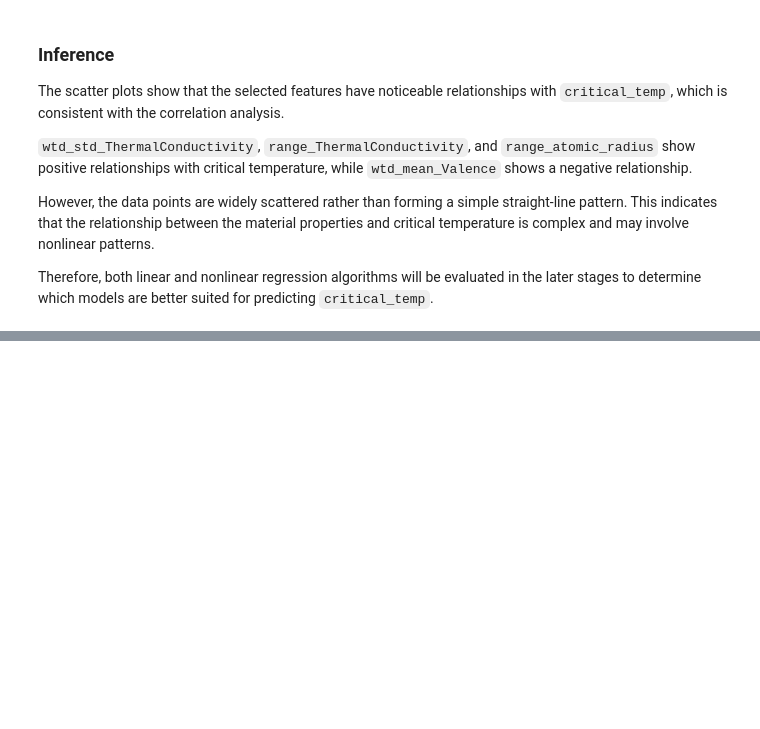
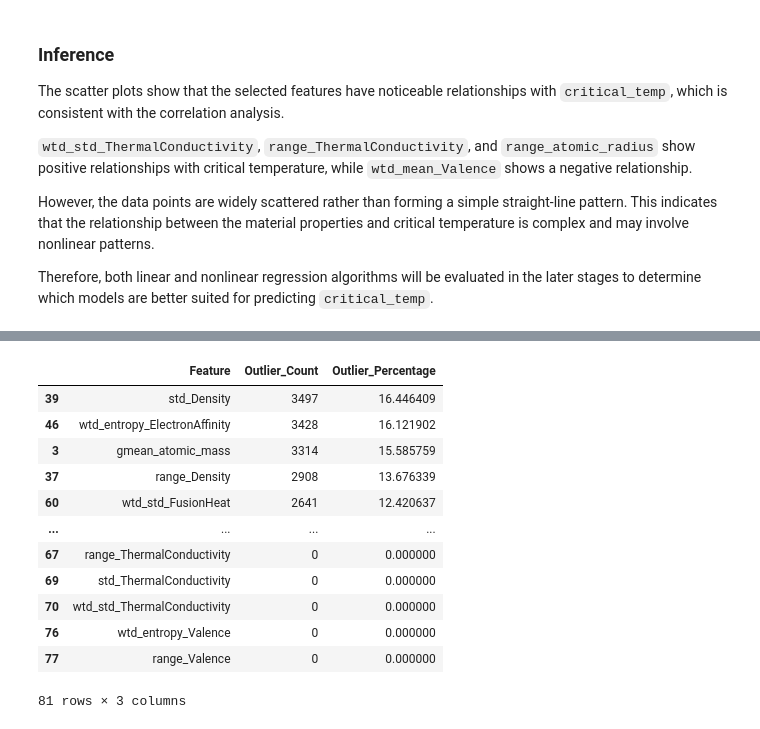
Before and after one commit to SharveshC/ML_CAPSTONE, a Jupyter notebook: notebooks/regression.ipynb, the cells around one changed output, grey strips where cells are left out. Drawn from its saved outputs; the diff is of its cells as text; code cells hidden in the pictures; blank space fills up the shorter version.

Commit message:
Completed DataPre-processing, first five regression Algorithm

```diff
--- a/notebooks/regression.ipynb
+++ b/notebooks/regression.ipynb
@@ -658,0 +699,20 @@ Therefore, both linear and nonlinear regression algorithms will be evaluated in
+# %%
+# Check for near-constant features
+# A feature is considered near-constant if one value occurs in more than 99% of rows.
+
+near_constant_features = []
+
+for col in numerical_features:
+    value_frequency = df[col].value_counts(normalize=True).iloc[0]
+
+    if value_frequency > 0.99:
+        near_constant_features.append((col, value_frequency))
+
+print("Number of near-constant features:", len(near_constant_features))
+
+if len(near_constant_features) > 0:
+    print("\nNear-constant features:")
+    for feature, frequency in near_constant_features:
+        print(f"{feature}: {frequency:.4%}")
+else:
+    print("No near-constant features found.")
@@ -658,0 +741,48 @@ Therefore, both linear and nonlinear regression algorithms will be evaluated in
+# %%
+# Detect potential outliers using the IQR method
+
+outlier_summary = []
+
+for col in numerical_features:
+
+    Q1 = df[col].quantile(0.25)
+    Q3 = df[col].quantile(0.75)
+    IQR = Q3 - Q1
+
+    lower_bound = Q1 - 1.5 * IQR
+    upper_bound = Q3 + 1.5 * IQR
+
+    outliers = df[
+        (df[col] < lower_bound) |
+        (df[col] > upper_bound)
+    ]
+
+    outlier_summary.append({
+        "Feature": col,
+        "Outlier_Count": len(outliers),
+        "Outlier_Percentage": (len(outliers) / len(df)) * 100
+    })
+
+outlier_df = pd.DataFrame(outlier_summary)
+
+# Display features with the highest number of potential outliers
+outlier_df = outlier_df.sort_values(
+    by="Outlier_Count",
+    ascending=False
+)
+
+display(outlier_df)
+# %% [output]
+|  | Feature | Outlier_Count | Outlier_Percentage |
+| 39 | std_Density | 3497 | 16.446409 |
+| 46 | wtd_entropy_ElectronAffinity | 3428 | 16.121902 |
+| 3 | gmean_atomic_mass | 3314 | 15.585759 |
+| 37 | range_Density | 2908 | 13.676339 |
+| 60 | wtd_std_FusionHeat | 2641 | 12.420637 |
+| ... | ... | ... | ... |
+| 67 | range_ThermalConductivity | 0 | 0.000000 |
+| 69 | std_ThermalConductivity | 0 | 0.000000 |
+| 70 | wtd_std_ThermalConductivity | 0 | 0.000000 |
+| 76 | wtd_entropy_Valence | 0 | 0.000000 |
+| 77 | range_Valence | 0 | 0.000000 |
+81 rows × 3 columns
```
Also changed, not shown: parts of 39 cells of this notebook.
